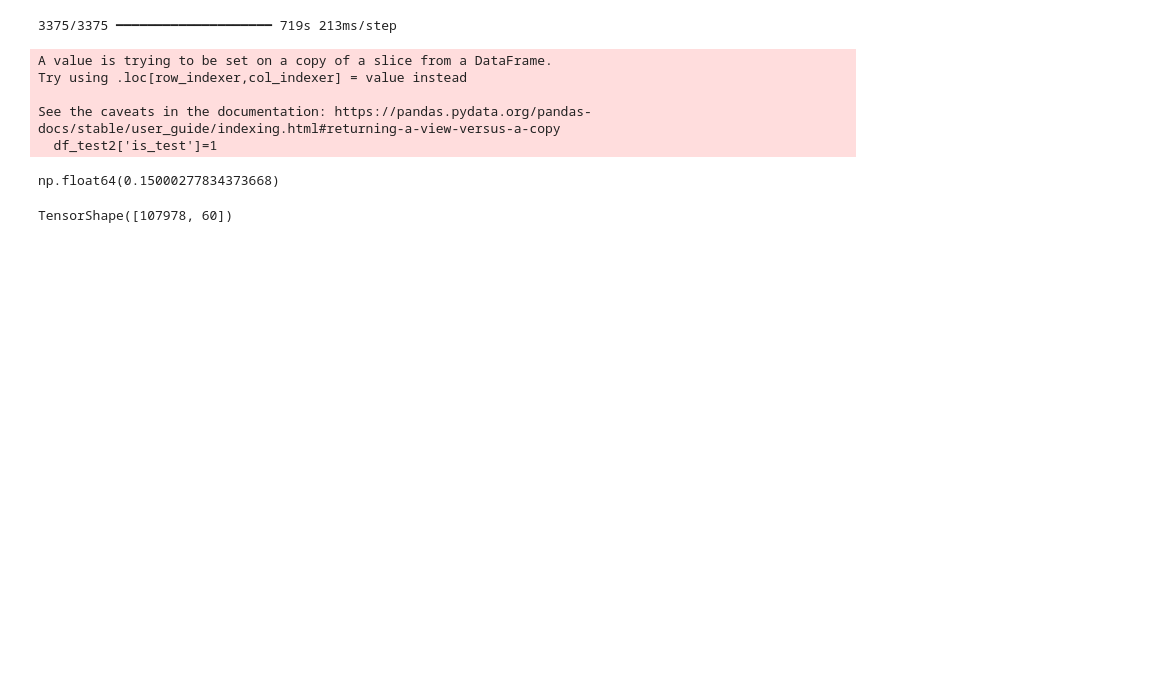
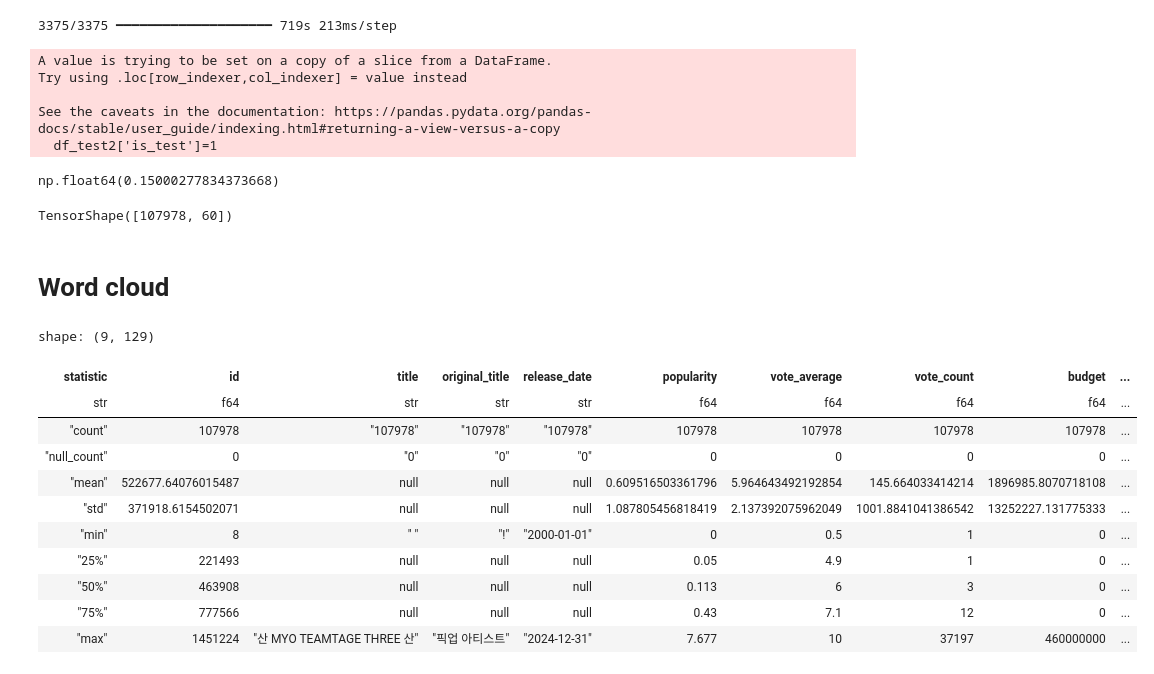
Before and after one commit to ImdadKhan0266/CSML-1010, a Jupyter notebook: Project_Saira.ipynb, the cells around one changed output. Cells and saved outputs as stored; diff of their text form; code cells hidden in the pictures; blank space fills up the shorter version.

```diff
--- a/Project_Saira.ipynb
+++ b/Project_Saira.ipynb
@@ -939,3 +939,15 @@ y_all.shape
 p2_all.shape
 # %% [output]
 TensorShape([107978, 60])
+# %% [markdown]
+# **Word cloud**
+# %%
+import os
+import polars as pl
+import plotly.express as px
+pl.Config.set_fmt_float("full") # to get rid of scientific notation while printing stuff
+pl.Config.set_tbl_width_chars(1000)
+os.chdir('/content/drive/MyDrive/project_dva')
+from collections import Counter
+import re
+from wordcloud import STOPWORDS
@@ -941,0 +957,15 @@ TensorShape([107978, 60])
+# %%
+df.describe()
+# %% [output]
+shape: (9, 129)
+| statistic | id | title | original_title | release_date | popularity | vote_average | vote_count | budget | ... |
+| str | f64 | str | str | str | f64 | f64 | f64 | f64 | ... |
+| "count" | 107978 | "107978" | "107978" | "107978" | 107978 | 107978 | 107978 | 107978 | ... |
+| "null_count" | 0 | "0" | "0" | "0" | 0 | 0 | 0 | 0 | ... |
+| "mean" | 522677.64076015487 | null | null | null | 0.609516503361796 | 5.964643492192854 | 145.664033414214 | 1896985.8070718108 | ... |
+| "std" | 371918.6154502071 | null | null | null | 1.087805456818419 | 2.137392075962049 | 1001.8841041386542 | 13252227.131775333 | ... |
+| "min" | 8 | " " | "!" | "2000-01-01" | 0 | 0.5 | 1 | 0 | ... |
+| "25%" | 221493 | null | null | null | 0.05 | 4.9 | 1 | 0 | ... |
+| "50%" | 463908 | null | null | null | 0.113 | 6 | 3 | 0 | ... |
+| "75%" | 777566 | null | null | null | 0.43 | 7.1 | 12 | 0 | ... |
+| "max" | 1451224 | "산 MYO TEAMTAGE THREE 산" | "픽업 아티스트" | "2024-12-31" | 7.677 | 10 | 37197 | 460000000 | ... |
```
Also changed, not shown: parts of 12 cells of this notebook.
